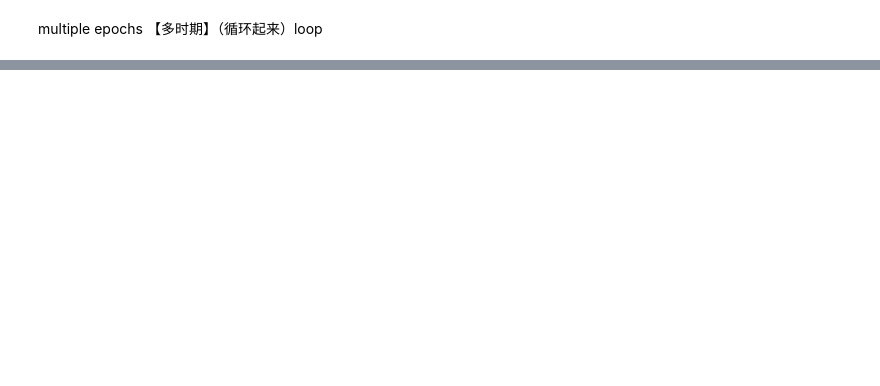
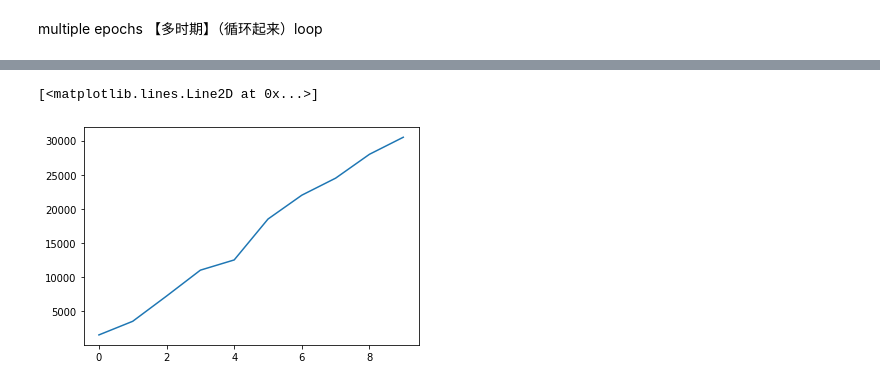
Before and after one commit to Alecia113/self-directed-exercises-python-, a Jupyter notebook: nlp_lab1.ipynb, the cells around one changed output, grey strips where cells are left out. Drawn from its saved outputs; the diff is of its cells as text; code cells hidden in the pictures; blank space fills up the shorter version.

```diff
--- a/nlp_lab1.ipynb
+++ b/nlp_lab1.ipynb
@@ -607,0 +740,5 @@ multiple epochs 【多时期】（循环起来）loop
+# %%
+plt.plot(y_training)
+# %% [output]
+[<matplotlib.lines.Line2D at 0x...>]
+[figure, added]
```
Also changed, not shown: parts of 25 cells of this notebook.
